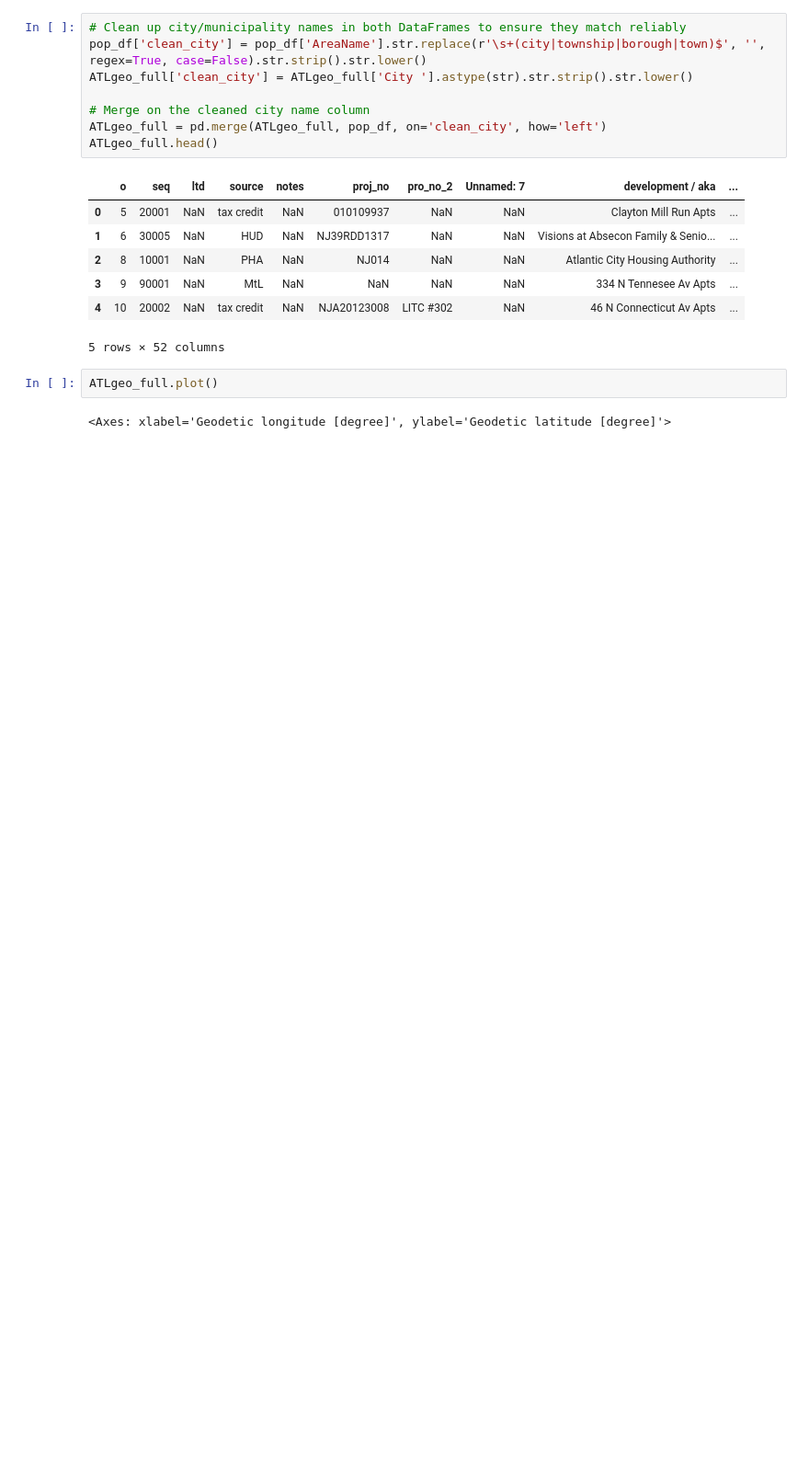
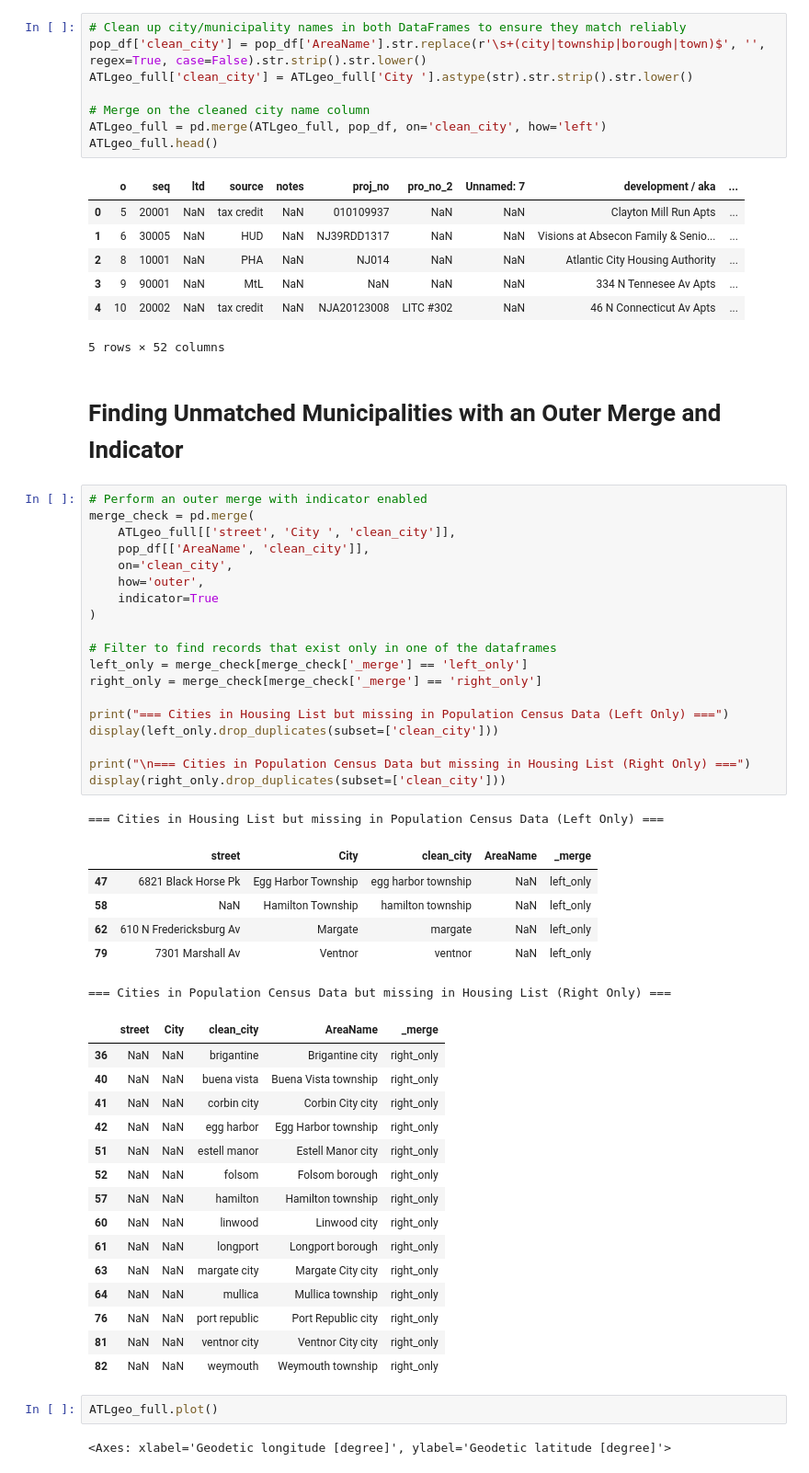
Before and after one commit to Anjanique-Knight/AjGIS, a Jupyter notebook: PS2_GIS_2FINAL.ipynb, the cells around one changed output. Shown at 92% size. Drawn from its saved outputs; the diff is of its cells as text; blank space fills up the shorter version.

```diff
--- a/PS2_GIS_2FINAL.ipynb
+++ b/PS2_GIS_2FINAL.ipynb
@@ -217,6 +296,50 @@ ATLgeo_full.head()
 | 3 | 9 | 90001 | NaN | MtL | NaN | NaN | NaN | NaN | 334 N Tennesee Av Apts | ... |
 | 4 | 10 | 20002 | NaN | tax credit | NaN | NJA20123008 | LITC #302 | NaN | 46 N Connecticut Av Apts | ... |
 5 rows × 52 columns
+# %% [markdown]
+# Finding Unmatched Municipalities with an Outer Merge and Indicator
+# %%
+# Perform an outer merge with indicator enabled
+merge_check = pd.merge(
+    ATLgeo_full[['street', 'City ', 'clean_city']],
+    pop_df[['AreaName', 'clean_city']],
+    on='clean_city',
+    how='outer',
+    indicator=True
+)
+
+# Filter to find records that exist only in one of the dataframes
+left_only = merge_check[merge_check['_merge'] == 'left_only']
+right_only = merge_check[merge_check['_merge'] == 'right_only']
+
+print("=== Cities in Housing List but missing in Population Census Data (Left Only) ===")
+display(left_only.drop_duplicates(subset=['clean_city']))
+
+print("\n=== Cities in Population Census Data but missing in Housing List (Right Only) ===")
+display(right_only.drop_duplicates(subset=['clean_city']))
+# %% [output]
+=== Cities in Housing List but missing in Population Census Data (Left Only) ===
+|  | street | City | clean_city | AreaName | _merge |
+| 47 | 6821 Black Horse Pk | Egg Harbor Township | egg harbor township | NaN | left_only |
+| 58 | NaN | Hamilton Township | hamilton township | NaN | left_only |
+| 62 | 610 N Fredericksburg Av | Margate | margate | NaN | left_only |
+| 79 | 7301 Marshall Av | Ventnor | ventnor | NaN | left_only |
+=== Cities in Population Census Data but missing in Housing List (Right Only) ===
+|  | street | City | clean_city | AreaName | _merge |
+| 36 | NaN | NaN | brigantine | Brigantine city | right_only |
+| 40 | NaN | NaN | buena vista | Buena Vista township | right_only |
+| 41 | NaN | NaN | corbin city | Corbin City city | right_only |
+| 42 | NaN | NaN | egg harbor | Egg Harbor township | right_only |
+| 51 | NaN | NaN | estell manor | Estell Manor city | right_only |
+| 52 | NaN | NaN | folsom | Folsom borough | right_only |
+| 57 | NaN | NaN | hamilton | Hamilton township | right_only |
+| 60 | NaN | NaN | linwood | Linwood city | right_only |
+| 61 | NaN | NaN | longport | Longport borough | right_only |
+| 63 | NaN | NaN | margate city | Margate City city | right_only |
+| 64 | NaN | NaN | mullica | Mullica township | right_only |
+| 76 | NaN | NaN | port republic | Port Republic city | right_only |
+| 81 | NaN | NaN | ventnor city | Ventnor City city | right_only |
+| 82 | NaN | NaN | weymouth | Weymouth township | right_only |
 # %%
 ATLgeo_full.plot()
 # %% [output]
```
Also changed, not shown: parts of 18 cells of this notebook.
